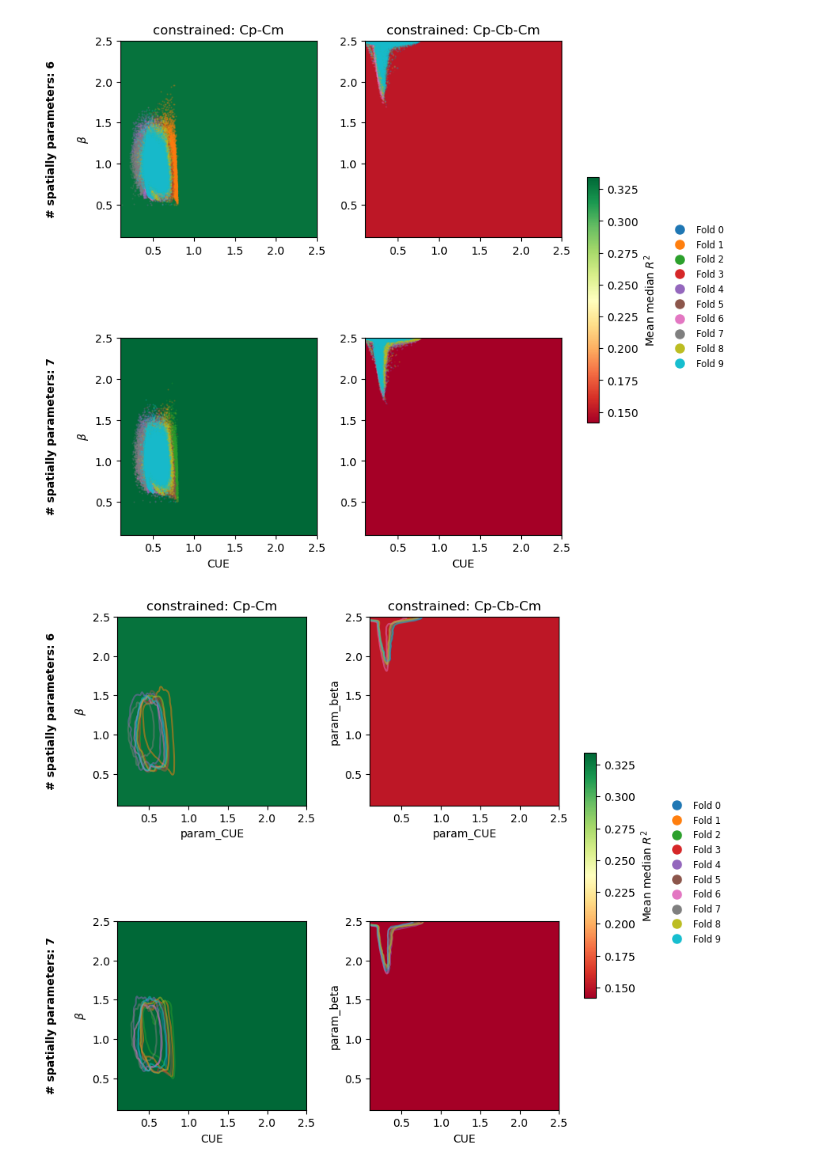
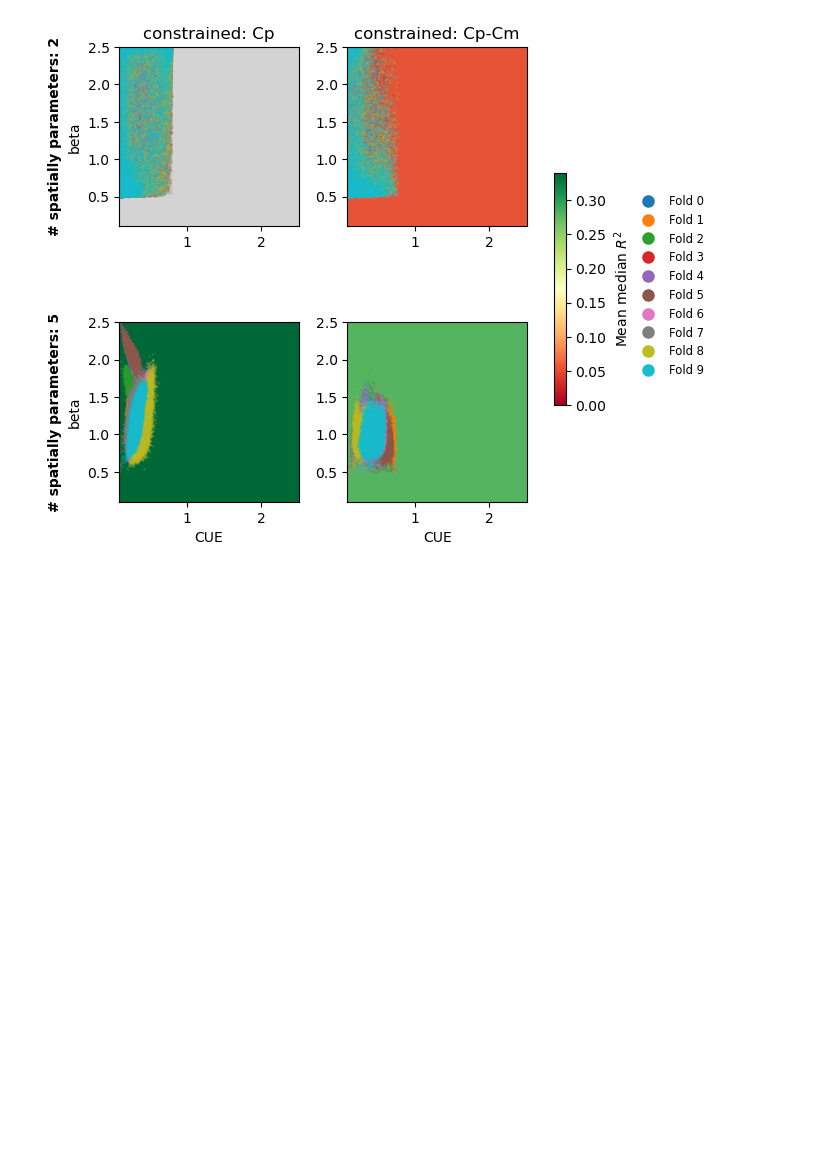
Before and after one commit to LeRoss92/Hybrid-Craig-and-Dynamic-LUCAS, a Jupyter notebook: 7_analysis.ipynb, the cells around one changed output. Cells and saved outputs as stored; diff of their text form; code cells hidden in the pictures; blank space fills up the shorter version.

```diff
--- a/7_analysis.ipynb
+++ b/7_analysis.ipynb
@@ -802,8 +361,8 @@ import os
 x_var = 'CUE'
 y_var = 'beta'
 temp = '2015_2018'
-target_combis = ['Cp-Cm', 'Cp-Cb-Cm']
-n = [6, 7]
+target_combis = ['Cp', 'Cp-Cm']
+n = [2, 5]
 md = 'RMM'
 mt = 'density_dependent'
 sat = 'Langmuir'
@@ -821,7 +380,7 @@ def r2(y, y_p):
 all_files = os.listdir(results_path)
 
 def determination(x_var, y_var, temp, target_combis, n, md, mt, sat, x_xy, filename, shape):
-    fig, axes = plt.subplots(nrows=len(n), ncols=len(target_combis), figsize=(4*len(target_combis), 4*len(n)))
+    fig, axes = plt.subplots(nrows=len(n), ncols=len(target_combis), figsize=(3*len(target_combis), 3*len(n)))
     all_x, all_y = [], []
     cmap = plt.cm.tab10
     mean_r2s = []
@@ -854,13 +413,16 @@ def determination(x_var, y_var, temp, target_combis, n, md, mt, sat, x_xy, filen
             mean = np.mean(med, axis=0)
             mean_r2s.append(mean)
 
-    norm = Normalize(vmin=np.min(mean_r2s), vmax=np.max(mean_r2s))
+    norm = Normalize(vmin=0.0, vmax=np.max(mean_r2s))
     cmap_2 = get_cmap("RdYlGn")  # red → yellow → green
     i = 0
     for r, n_sp in enumerate(n): # loop over ax
         for c, tar in enumerate(target_combis):
             ax = axes[r, c]
-            ax.set_facecolor(cmap_2(norm(mean_r2s[i])))
+            if mean_r2s[i] < 0:
+                ax.set_facecolor('lightgrey')
+            else:
+                ax.set_facecolor(cmap_2(norm(mean_r2s[i])))
             i += 1
 
     # Create a mappable for the background colormap
@@ -877,37 +439,38 @@ def determination(x_var, y_var, temp, target_combis, n, md, mt, sat, x_xy, filen
     )
     cbar.set_label('Mean median $R^2$')
 
-    if all_x and all_y:
-        lim_lo = min(min(all_x), min(all_y))
-        lim_hi = max(max(all_x), max(all_y))
+    # Fix: Avoid TypeError due to built-in min/max being overwritten by numpy.float64
+    # Use np.min and np.max, never bare min/max (which are sometimes shadowed)
+    if len(all_x) > 0 and len(all_y) > 0:
+        lim_lo = float(np.min([np.min(all_x), np.min(all_y)]))
+        lim_hi = float(np.max([np.max(all_x), np.max(all_y)]))
         for ax in axes.ravel():
             ax.set_xlim(lim_lo, lim_hi)
             ax.set_ylim(lim_lo, lim_hi)
             ax.set_aspect('equal')
 
     for r, n_sp in enumerate(n):
         for c, tar in enumerate(target_combis):
             ax = axes[r, c]
             if r == 0:
                 ax.set_title('constrained: ' + tar)
             if c == 0:
-                ax.set_ylabel(r'$\beta$')
+                ax.set_ylabel(y_var)
                 ax.text(-0.32, 0.5, f'# spatially parameters: {n_sp}', transform=ax.transAxes, rotation=90, va='center', ha='right', fontweight='bold')
             if r == len(n) - 1:
                 ax.set_xlabel(x_var)
 
     legend_handles = [
         Line2D([0], [0], linestyle='', marker='o', markersize=8, color=cmap(f / 10), alpha=1)
         for f in range(10)
     ]
     fig.legend(legend_handles, [f'Fold {f}' for f in range(10)], loc='center left', bbox_to_anchor=(1.0, 0.5), fontsize='small', frameon=False)
 
     plt.tight_layout(rect=[0, 0, 0.86, 1])
     plt.savefig(f'figures/{filename}.png', dpi=300, bbox_inches='tight')
     plt.show()
 
 determination(x_var, y_var, temp, target_combis, n, md, mt, sat, x_xy, 'CUE_beta_scatter_determination.png', 'points')
-determination(x_var, y_var, temp, target_combis, n, md, mt, sat, x_xy, 'CUE_beta_scatter_determination.png', 'KDE')
+# determination(x_var, y_var, temp, target_combis, n, md, mt, sat, x_xy, 'CUE_beta_scatter_determination_KDE.png', 'KDE')
 # %% [output]
-[figure, old version]
+[figure, new version]
-[figure, removed]
```
Also changed, not shown: parts of 15 cells of this notebook, 11 other files.
